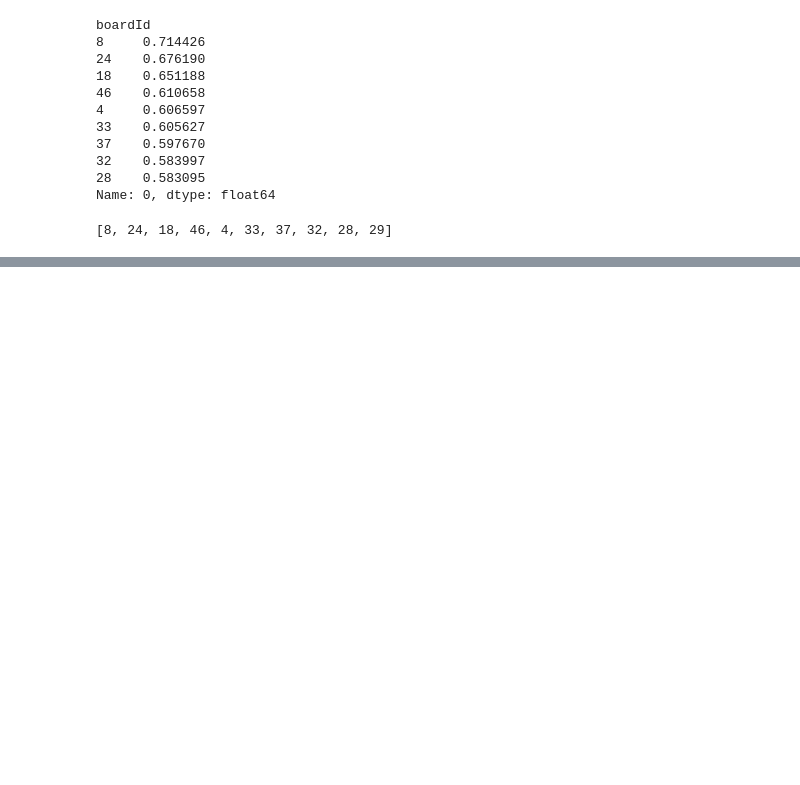
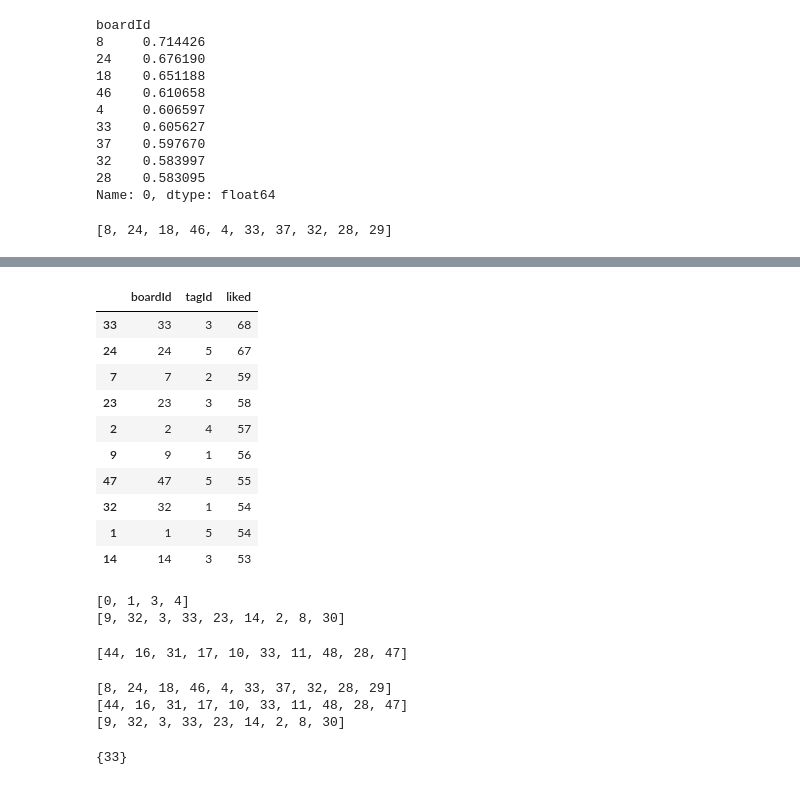
Before and after one commit to Picks-and-Shovels/farm-world-ml, a Jupyter notebook: recommendation/recommend.ipynb, the cells around one changed output, grey strips where cells are left out. Cells and saved outputs as stored; diff of their text form; code cells hidden in the pictures; blank space fills up the shorter version.

```diff
--- a/recommendation/recommend.ipynb
+++ b/recommendation/recommend.ipynb
@@ -122,0 +113,60 @@ tag_data.head()
+# %%
+board_like = board_data[['boardId', 'liked']]
+board_like_count = board_like.groupby('boardId')['liked'].sum().reset_index()
+df_tag_like = pd.merge(board_tag, board_like_count, on='boardId')
+df_tag_like.sort_values(by='liked', ascending=False, inplace=True)
+df_tag_like.head(10)
+# %% [output]
+|  | boardId | tagId | liked |
+| 33 | 33 | 3 | 68 |
+| 24 | 24 | 5 | 67 |
+| 7 | 7 | 2 | 59 |
+| 23 | 23 | 3 | 58 |
+| 2 | 2 | 4 | 57 |
+| 9 | 9 | 1 | 56 |
+| 47 | 47 | 5 | 55 |
+| 32 | 32 | 1 | 54 |
+| 1 | 1 | 5 | 54 |
+| 14 | 14 | 3 | 53 |
+# %%
+tag_crop = []
+
+print(crop_list)
+for i in crop_list:
+	tag_crop.extend(df_tag_like.loc[df_tag_like['tagId'] == i, 'boardId'].values[:3])
+print(tag_crop)
+# %% [output]
+[0, 1, 3, 4]
+[9, 32, 3, 33, 23, 14, 2, 8, 30]
+# %%
+# values : liked
+sim_liked = []
+
+df_user_board = board_data.pivot_table(
+	values='liked',
+	index='userId',
+	columns='boardId',
+	aggfunc='sum').fillna(0)
+
+df_user_board = df_user_board.transpose()
+
+sim = cosine_similarity(df_user_board, df_user_board)
+sim_df = pd.DataFrame(data=sim, index=df_user_board.index, columns=df_user_board.index)
+
+sim_liked.extend(sim_df[userId].sort_values(ascending=False)[1:11].index)
+print(sim_liked)
+# %% [output]
+[44, 16, 31, 17, 10, 33, 11, 48, 28, 47]
+# %%
+print(sim_view)
+print(sim_liked)
+print(tag_crop)
+# %% [output]
+[8, 24, 18, 46, 4, 33, 37, 32, 28, 29]
+[44, 16, 31, 17, 10, 33, 11, 48, 28, 47]
+[9, 32, 3, 33, 23, 14, 2, 8, 30]
+# %%
+same_numbers = set(sim_view) & set(sim_liked) & set(tag_crop)
+print(same_numbers)
+# %% [output]
+{33}
```
Also changed, not shown: parts of 5 cells of this notebook, 6 other files.
